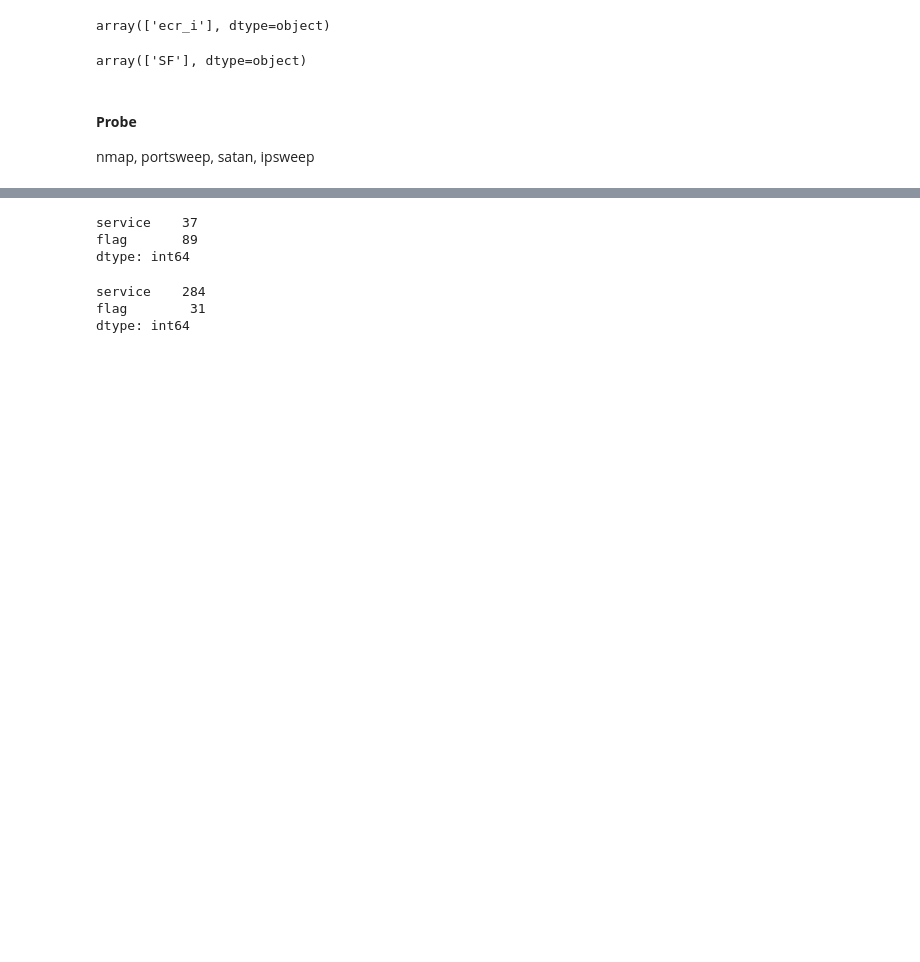
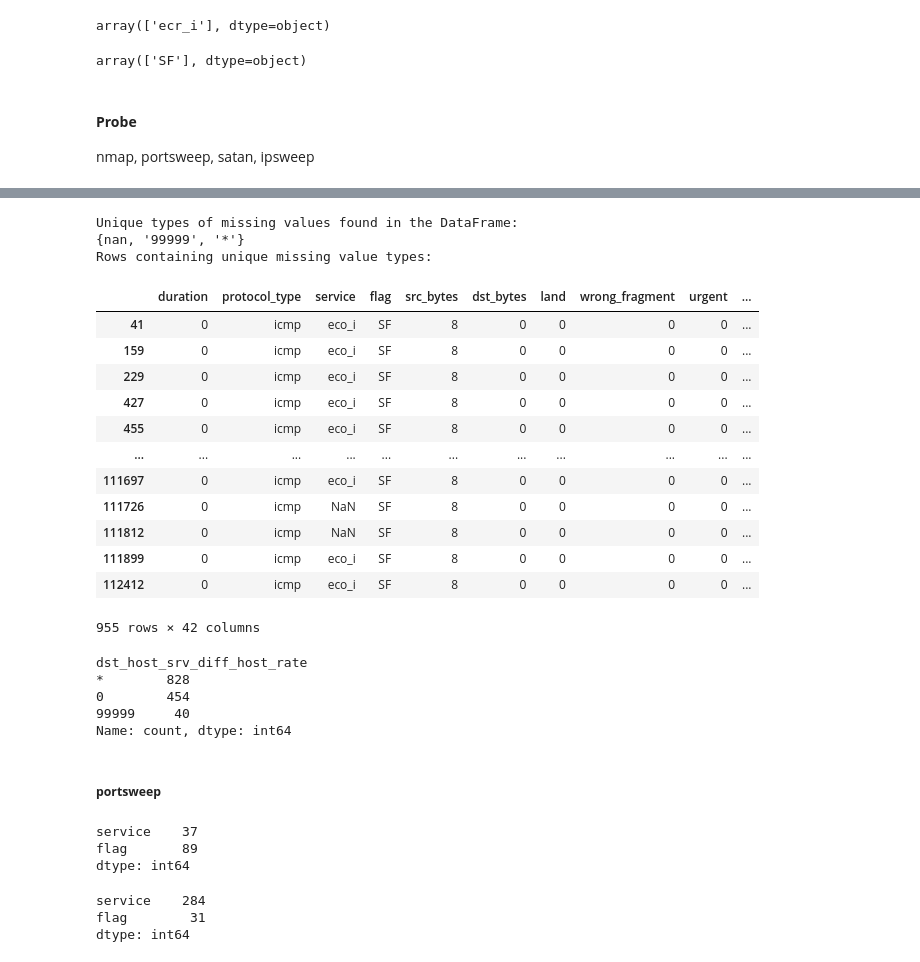
Before and after one commit to euclideands/DAC-2023, a Jupyter notebook: DAC_2023_Development.ipynb, the cells around one changed output, grey strips where cells are left out. Saved outputs shown, nothing was run; the diff lists cells and outputs as text; code cells hidden in the pictures; blank space fills up the shorter version.

```diff
--- a/DAC_2023_Development.ipynb
+++ b/DAC_2023_Development.ipynb
@@ -444,3 +556,52 @@ dtype: int64
+# %%
+# Initialize a dictionary to store missing value representations
+missing_value_representations = ['', ' ', '-', 'NA', 'N/A', '999', '-999', None, np.nan, '*', '9999', '99999']
+
+# Initialize a set to store unique types of missing values
+unique_missing_value_types = set()
+
+# Iterate through columns and check for missing value representations
+for column in nmap.columns:
+    for value in nmap[column]:
+        if value in missing_value_representations:
+            unique_missing_value_types.add(value)
+
+# Boolean indexing to filter rows with unique missing value types
+filtered_nmap = nmap[nmap.apply(lambda row: any(val in unique_missing_value_types for val in row), axis=1)]
+
+# Display the filtered DataFrame
+print("Unique types of missing values found in the DataFrame:")
+print(unique_missing_value_types)
+print("Rows containing unique missing value types:")
+filtered_nmap
+# %% [output]
+Unique types of missing values found in the DataFrame:
+{nan, '99999', '*'}
+Rows containing unique missing value types:
+|  | duration | protocol_type | service | flag | src_bytes | dst_bytes | land | wrong_fragment | urgent | ... |
+| 41 | 0 | icmp | eco_i | SF | 8 | 0 | 0 | 0 | 0 | ... |
+| 159 | 0 | icmp | eco_i | SF | 8 | 0 | 0 | 0 | 0 | ... |
+| 229 | 0 | icmp | eco_i | SF | 8 | 0 | 0 | 0 | 0 | ... |
+| 427 | 0 | icmp | eco_i | SF | 8 | 0 | 0 | 0 | 0 | ... |
+| 455 | 0 | icmp | eco_i | SF | 8 | 0 | 0 | 0 | 0 | ... |
+| ... | ... | ... | ... | ... | ... | ... | ... | ... | ... | ... |
+| 111697 | 0 | icmp | eco_i | SF | 8 | 0 | 0 | 0 | 0 | ... |
+| 111726 | 0 | icmp | NaN | SF | 8 | 0 | 0 | 0 | 0 | ... |
+| 111812 | 0 | icmp | NaN | SF | 8 | 0 | 0 | 0 | 0 | ... |
+| 111899 | 0 | icmp | eco_i | SF | 8 | 0 | 0 | 0 | 0 | ... |
+| 112412 | 0 | icmp | eco_i | SF | 8 | 0 | 0 | 0 | 0 | ... |
+955 rows × 42 columns
+# %%
+value_counts = nmap['dst_host_srv_diff_host_rate'].value_counts()
+print(value_counts)
+# %% [output]
+dst_host_srv_diff_host_rate
+*        828
+0        454
+99999     40
+Name: count, dtype: int64
+# %% [markdown]
+##### **portsweep**
 # %%
 portsweep = filtered_by_type_of_attack(df_train, 'portsweep')
 sum_of_nan_value(portsweep)
```
Also changed, not shown: parts of 16 cells of this notebook, 6 other files.
